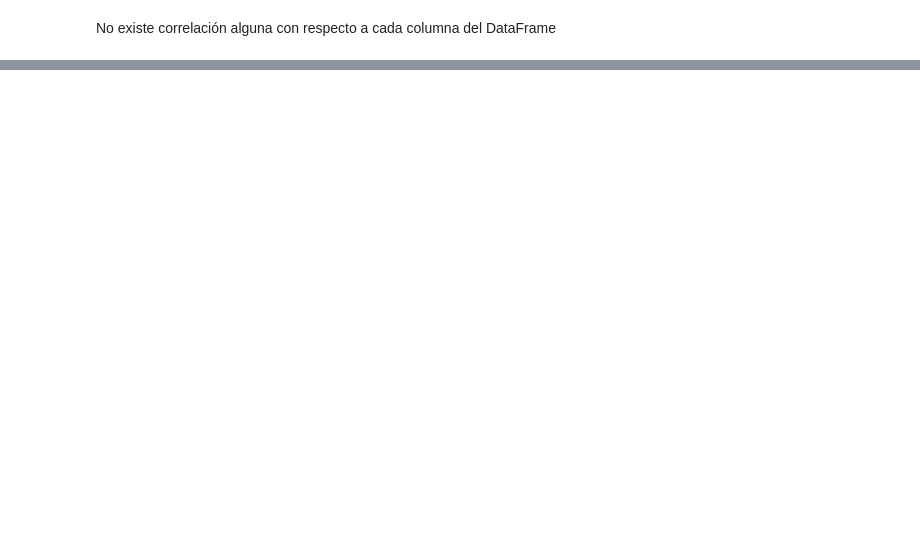
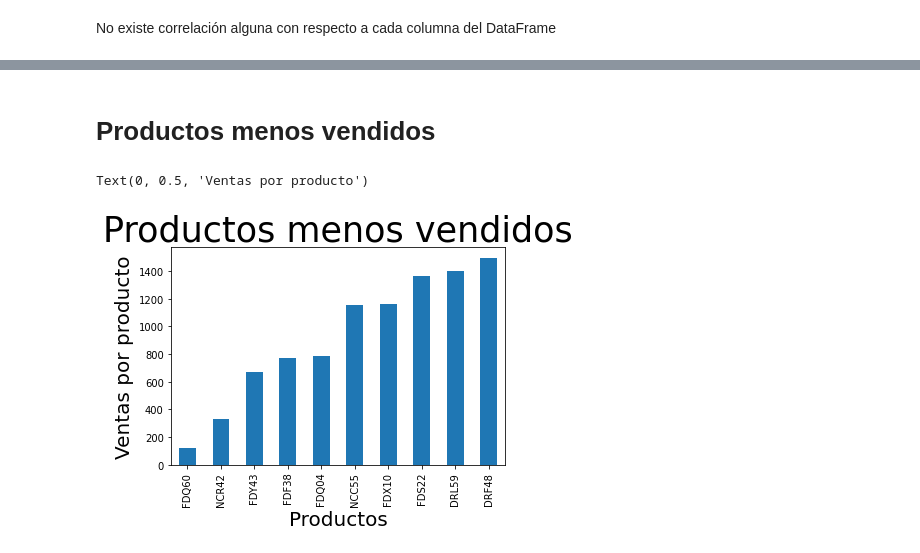
Before and after one commit to juancamilo9/predicciones-ventas, a Jupyter notebook: base.ipynb, the cells around one changed output, grey strips where cells are left out. Cells and saved outputs as stored; diff of their text form; code cells hidden in the pictures; blank space fills up the shorter version.

```diff
--- a/base.ipynb
+++ b/base.ipynb
@@ -383,0 +405,11 @@ No existe correlación alguna con respecto a cada columna del DataFrame
+# %% [markdown]
+# Productos menos vendidos
+# %%
+productos = df.groupby(['Item_Identifier'])['Item_Outlet_Sales'].sum().round(1).sort_values().head(10)
+productos.plot(kind='bar')
+plt.title('Productos menos vendidos', fontsize=35)
+plt.xlabel('Productos',fontsize=20)
+plt.ylabel('Ventas por producto',fontsize=20)
+# %% [output]
+Text(0, 0.5, 'Ventas por producto')
+[figure, added]
```
Also changed, not shown: parts of 5 cells of this notebook.
